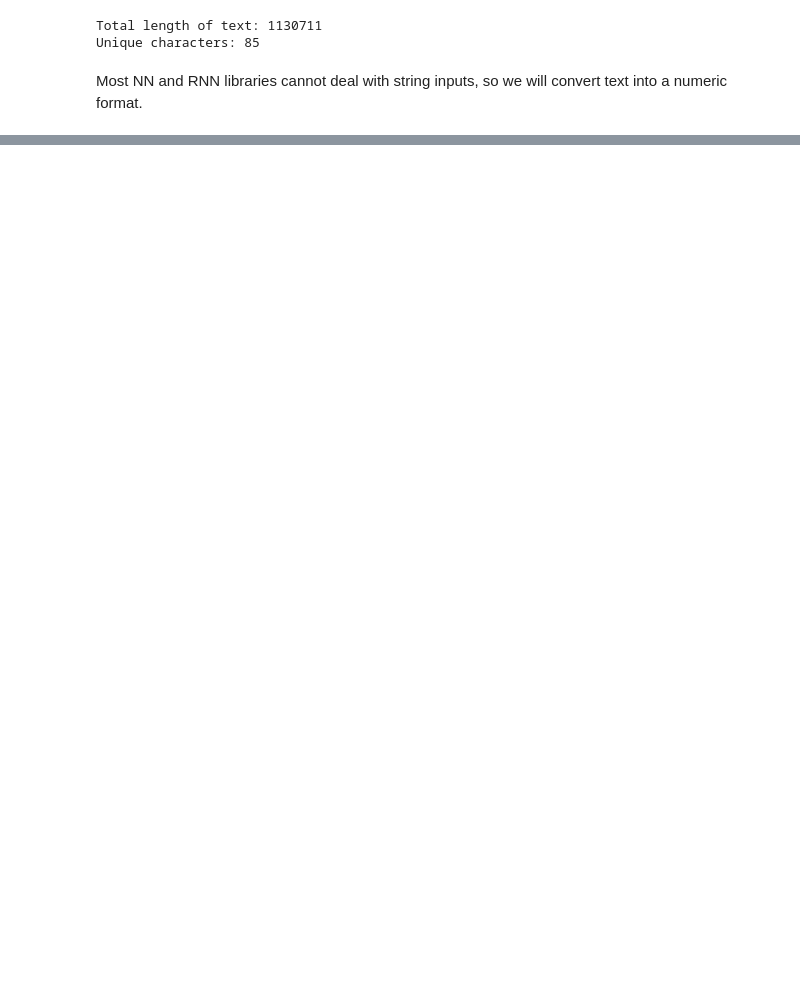
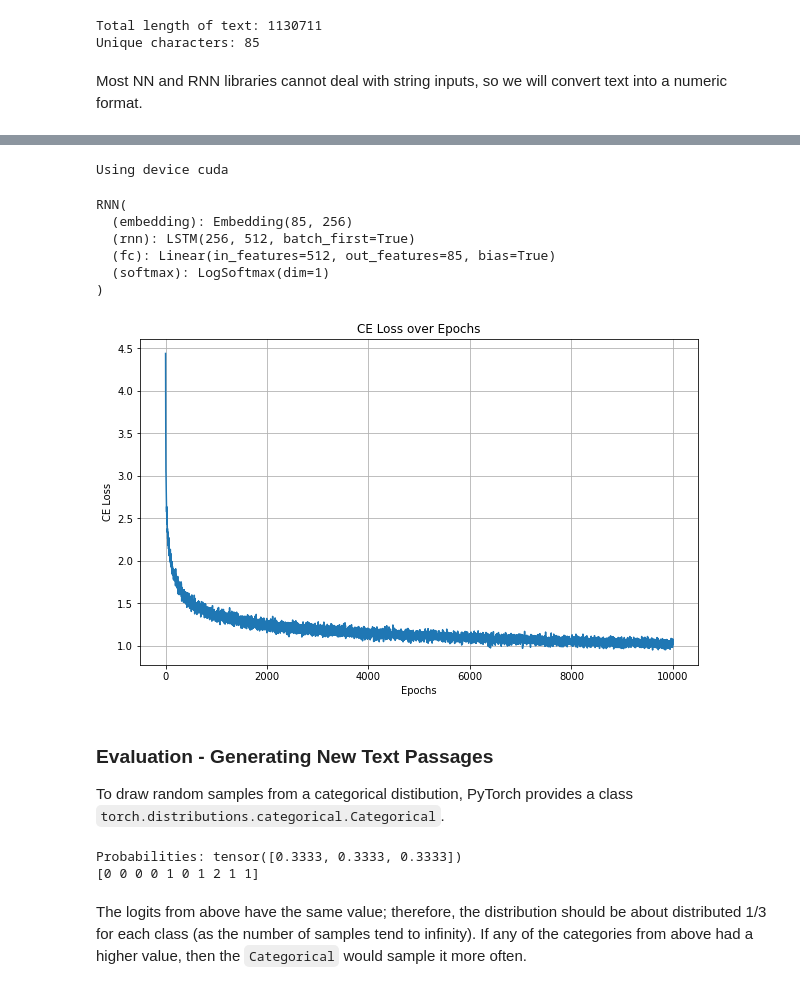
Before and after one commit to john-s-li/hands_on_ml, a Jupyter notebook: Packt ML/15 - RNN/rnn_pt2.ipynb, the cells around one changed output, grey strips where cells are left out. Drawn from its saved outputs; the diff is of its cells as text; code cells hidden in the pictures; blank space fills up the shorter version.

Commit message:
Finished RNN Proj 2

```diff
--- a/Packt ML/15 - RNN/rnn_pt2.ipynb
+++ b/Packt ML/15 - RNN/rnn_pt2.ipynb
@@ -32,0 +101,11 @@ THE MYSTERIOUS  == Encoding ==> [48 36 33  1 41 53 47 48 33 46 37 43 49 47  1]
+# %%
+use_GPU = True
+
+if use_GPU:
+    device = torch.device("cuda") if torch.cuda.is_available() else torch.device("cpu")
+else:
+    device = torch.device("cpu")
+
+print(f"Using device {device}")
+# %% [output]
+Using device cuda
@@ -32,0 +139,21 @@ THE MYSTERIOUS  == Encoding ==> [48 36 33  1 41 53 47 48 33 46 37 43 49 47  1]
+# %%
+vocab_size = len(char_array)
+embed_dim = 256
+rnn_hidden_size = 512
+torch.manual_seed(1)
+model = RNN(vocab_size, embed_dim, rnn_hidden_size)
+print(model)
+
+model_path = "rnn_state_proj_2.pt"
+if os.path.exists(model_path):
+    model.load_state_dict(torch.load(model_path))
+# %% [output]
+RNN(
+  (embedding): Embedding(85, 256)
+  (rnn): LSTM(256, 512, batch_first=True)
+  (fc): Linear(in_features=512, out_features=85, bias=True)
+  (softmax): LogSoftmax(dim=1)
+)
+# %%
+optimizer = torch.optim.Adam(model.parameters(), lr=0.001)
+loss_module = nn.CrossEntropyLoss()
@@ -32,0 +187,39 @@ THE MYSTERIOUS  == Encoding ==> [48 36 33  1 41 53 47 48 33 46 37 43 49 47  1]
+# %%
+# model and loss saving
+if not os.path.exists(model_path):
+    torch.save(model.state_dict(), model_path)
+
+loss_path = "train_losses.npy"
+if not os.path.exists(loss_path):
+    np.save(loss_path, losses)
+# %%
+if os.path.exists(loss_path):
+    losses = np.load(loss_path)
+idx = np.arange(losses.shape[0])
+plt.figure(figsize=(10,6))
+plt.plot(idx, losses)
+plt.title("CE Loss over Epochs")
+plt.ylabel("CE Loss")
+plt.xlabel("Epochs")
+plt.grid()
+plt.show()
+# %% [output]
+[figure, added]
+# %% [markdown]
+### Evaluation - Generating New Text Passages
+
+To draw random samples from a categorical distibution, PyTorch provides a class `torch.distributions.categorical.Categorical`.
+# %%
+from torch.distributions.categorical import Categorical
+
+torch.manual_seed(1)
+logits = torch.Tensor([1.0, 1.0, 1.0])
+print(f"Probabilities: {nn.functional.softmax(logits, dim=0)}")
+m = Categorical(logits=logits)
+samples = m.sample((10,))
+print(samples.numpy())
+# %% [output]
+Probabilities: tensor([0.3333, 0.3333, 0.3333])
+[0 0 0 0 1 0 1 2 1 1]
+# %% [markdown]
+The logits from above have the same value; therefore, the distribution should be about distributed 1/3 for each class (as the number of samples tend to infinity). If any of the categories from above had a higher value, then the `Categorical` would sample it more often.
```
Also changed, not shown: parts of 14 cells of this notebook, 2 other files.
